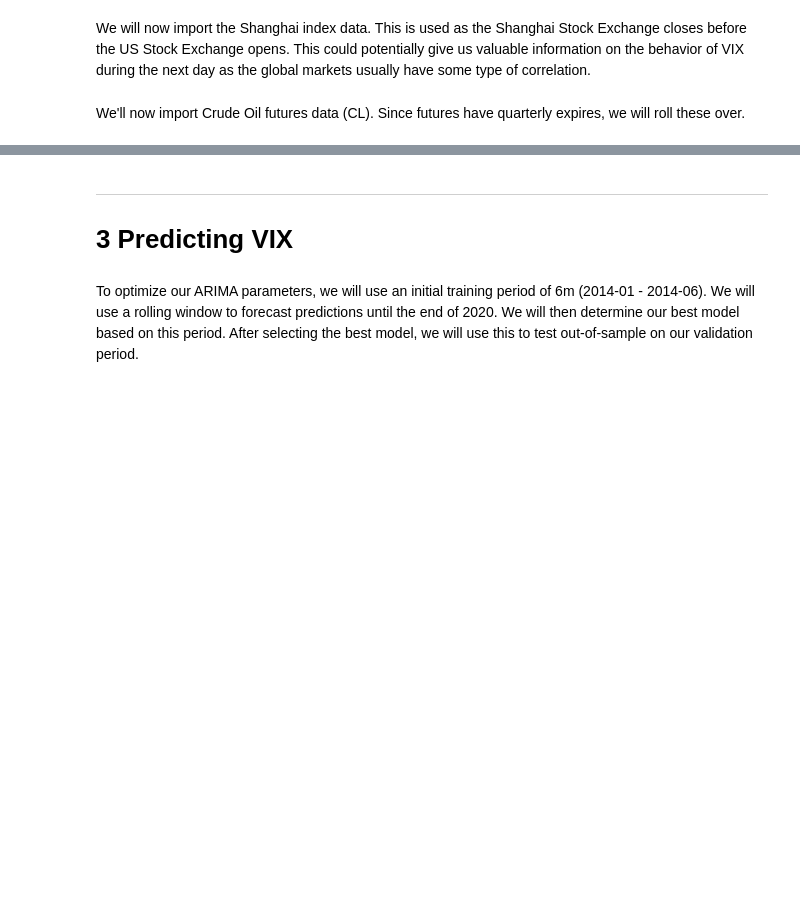
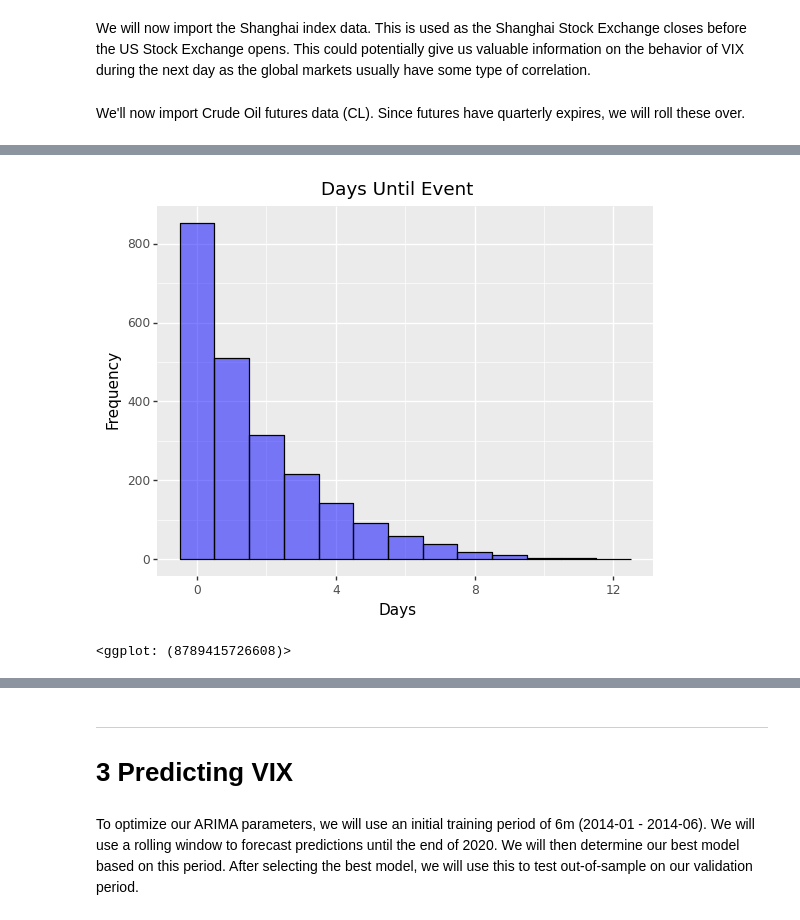
Before and after one commit to tsmcdonnell6604/Quant-Trading-Strategies, a Jupyter notebook: Final_Project.ipynb, the cells around one changed output, grey strips where cells are left out. Saved outputs shown, nothing was run; the diff lists cells and outputs as text; code cells hidden in the pictures; blank space fills up the shorter version.

Commit message:
bens graphs

```diff
--- a/Final_Project.ipynb
+++ b/Final_Project.ipynb
@@ -25,7 +29,8 @@ import requests
 
 warnings.filterwarnings('ignore')
 # %%
-KEY = os.getenv('QUANDL_KEY')
+#KEY = os.getenv('QUANDL_KEY')
+KEY = 'xpFGWP_Rsch8wawp_DLL'
 quandl.ApiConfig.api_key = KEY # Insert your key here if you want to run the code yourself
 # %% [markdown]
 ## 2 Data
@@ -169,0 +189,9 @@ predictors = all_data[['Days until Event','SPY Volume','VIX Returns','SPY Return
+# %%
+(ggplot()
+ + aes(x=all_data[['Days until Event']])
+ + geom_histogram(binwidth=1, color='black', fill='blue', alpha=0.5)
+ + labs(x='Days', y='Frequency', title='Days Until Event')
+)
+# %% [output]
+[figure, added]
+<ggplot: (8789415726608)>
```
Also changed, not shown: parts of 5 cells of this notebook, 2 other files.
